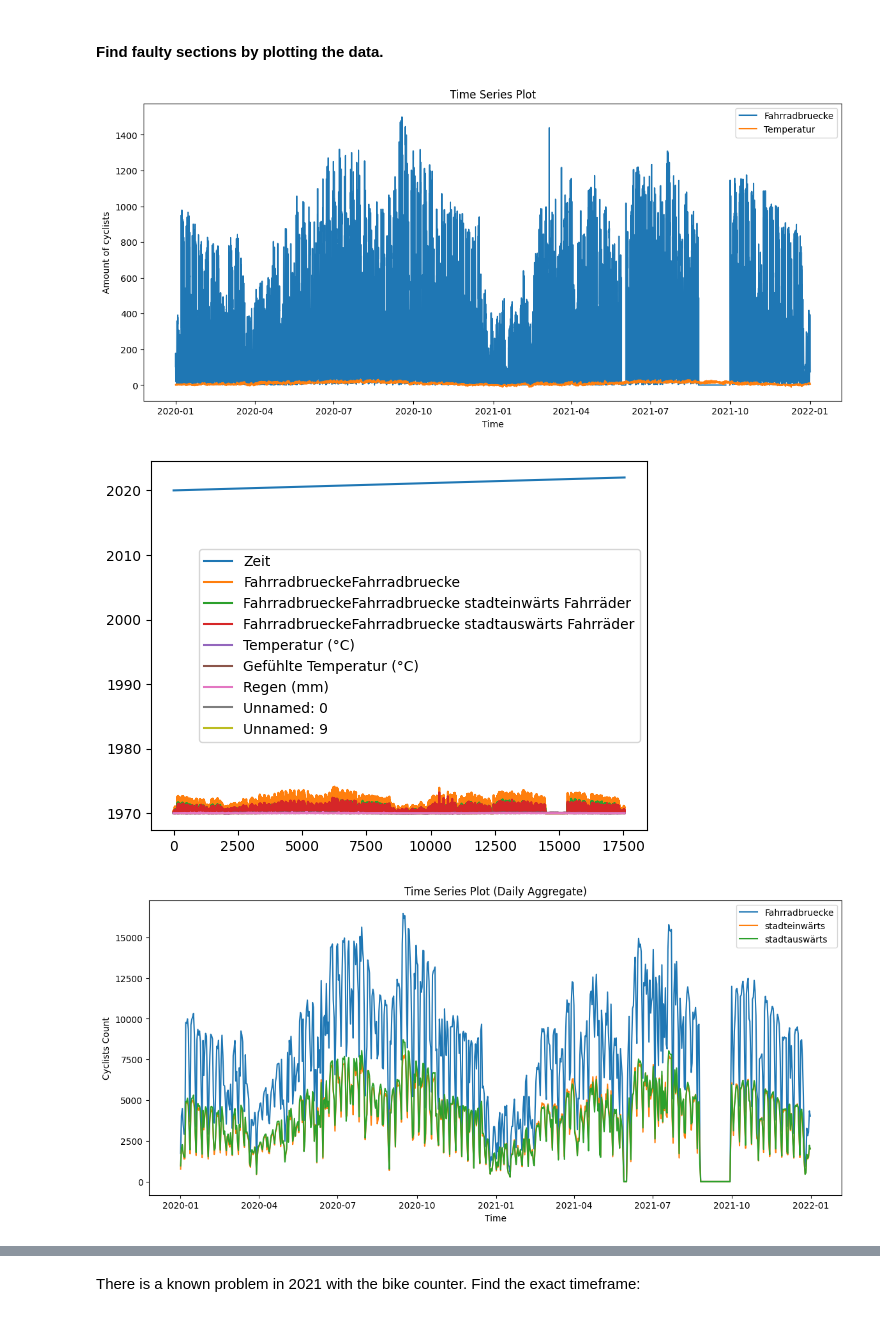
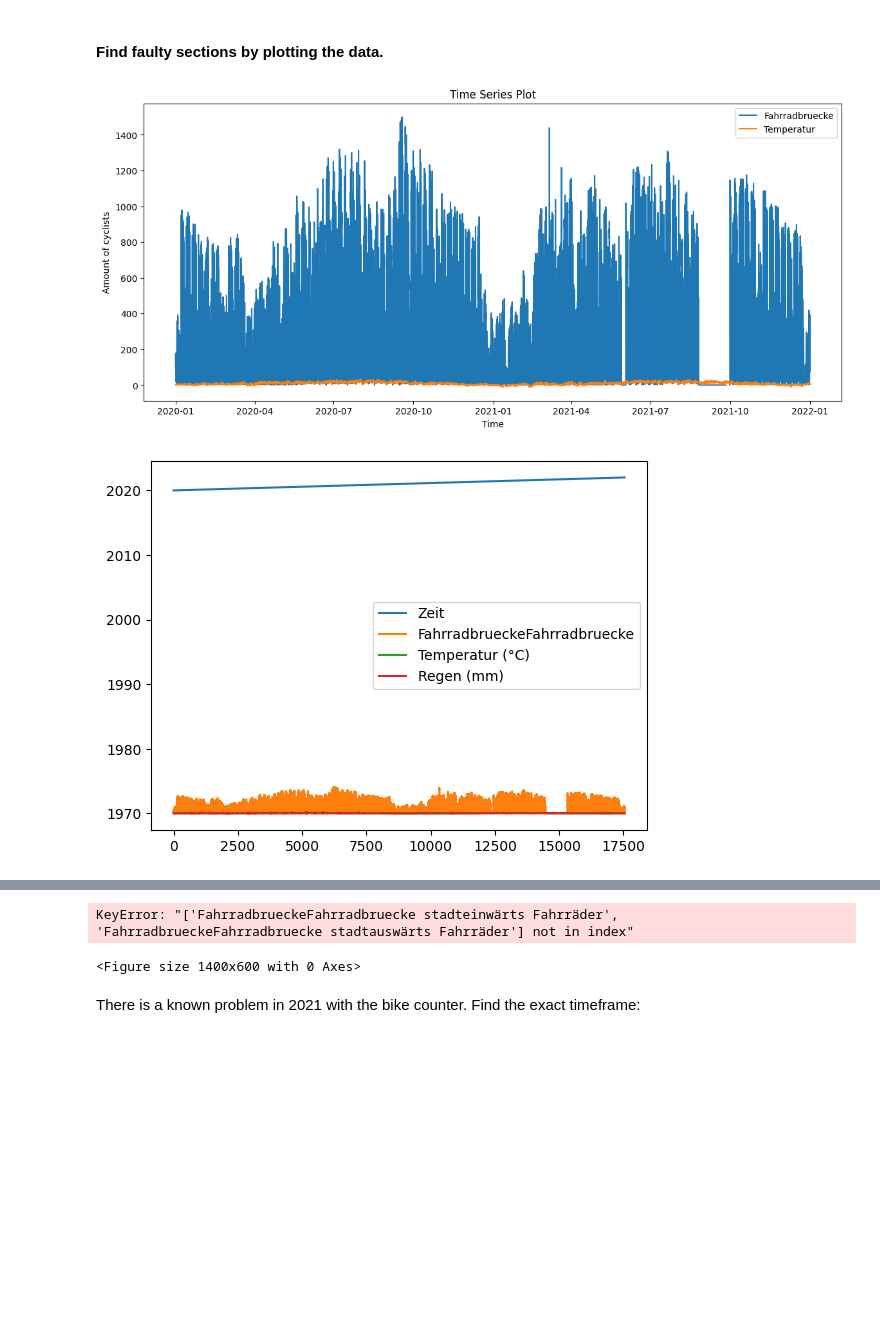
Before and after one commit to Waldleufer/2023-amse-data-engineering, a Jupyter notebook: exploration.ipynb, the cells around one changed output, grey strips where cells are left out. Cells and saved outputs as stored; diff of their text form; code cells hidden in the pictures; blank space fills up the shorter version.

Commit message:
#6 Further refining of data, getting rid of unneeded columns and null rows

```diff
--- a/exploration.ipynb
+++ b/exploration.ipynb
@@ -46,9 +46,9 @@ Note: you may need to restart the kernel to use updated packages.
 import pandas as pd
 import numpy as np
 
-df_TPZ = pd.read_sql_table('TPZ_data', 'sqlite:///data/preprocessed-data.db')
-df_EmZ = pd.read_sql_table('EmZ_data', 'sqlite:///data/preprocessed-data.db')
-df_bikes = pd.read_sql_table('source2_data', 'sqlite:///data/preprocessed-data.db')
+df_TPZ = pd.read_sql_table('TPZ_data', 'sqlite:///data/preprocessed-data.sqlite')
+df_EmZ = pd.read_sql_table('EmZ_data', 'sqlite:///data/preprocessed-data.sqlite')
+df_bikes = pd.read_sql_table('source2_data', 'sqlite:///data/preprocessed-data.sqlite')
 # %% [markdown]
 ### Look at the first rows
 # %%
@@ -184,37 +182,32 @@ df_bikes['Zeit'] = pd.to_datetime(df_bikes['Zeit'])
 # Set 'Start DateTime' as the index
 df = df_bikes.set_index('Zeit')
 
 # Select only the columns to resample
-df_to_resample = df[['FahrradbrueckeFahrradbruecke', 'FahrradbrueckeFahrradbruecke stadteinwärts Fahrräder', 'FahrradbrueckeFahrradbruecke stadtauswärts Fahrräder']]
+df_to_resample = df[['FahrradbrueckeFahrradbruecke']]
 
 # Resample and aggregate by day
 df_daily = df_to_resample.resample('D').sum()
 
 plt.plot(df_daily.index, df_daily['FahrradbrueckeFahrradbruecke'], label='Fahrradbruecke', linestyle='solid')
-plt.plot(df_daily.index, df_daily['FahrradbrueckeFahrradbruecke stadteinwärts Fahrräder'], label='stadteinwärts', linestyle='solid')
-plt.plot(df_daily.index, df_daily['FahrradbrueckeFahrradbruecke stadtauswärts Fahrräder'], label='stadtauswärts', linestyle='solid')
 
 plt.xlabel('Time')
 plt.ylabel('Cyclists Count')
 plt.legend()
 plt.title('Time Series Plot (Daily Aggregate)')
 plt.show()
 
 plt.figure(figsize=(14,6))
 
 # Filter data for the specific day
 df_day = df[df.index.date == pd.to_datetime('2021-01-15').date()]
 
 plt.plot(df_day.index, df_day['FahrradbrueckeFahrradbruecke'], label='Fahrradbruecke', linestyle='solid')
-plt.plot(df_day.index, df_day['FahrradbrueckeFahrradbruecke stadteinwärts Fahrräder'], label='stadteinwärts', linestyle='solid')
-plt.plot(df_day.index, df_day['FahrradbrueckeFahrradbruecke stadtauswärts Fahrräder'], label='stadtauswärts', linestyle='solid')
 
 plt.xlabel('Time')
 plt.ylabel('Count')
 plt.legend()
 plt.title('Time Series Plot for 2021-01-15')
 plt.show()
 # %% [output]
 [figure]
-[figure, old version]
+[figure, new version]
-[figure, removed]
@@ -222,3 +214,5 @@ plt.show()
+KeyError: "['FahrradbrueckeFahrradbruecke stadteinwärts Fahrräder', 'FahrradbrueckeFahrradbruecke stadtauswärts Fahrräder'] not in index"
+<Figure size 1400x600 with 0 Axes>
 # %% [markdown]
 There is a known problem in 2021 with the bike counter. Find the exact timeframe:
 # %%
```
Also changed, not shown: parts of 9 cells of this notebook, 2 other files.
